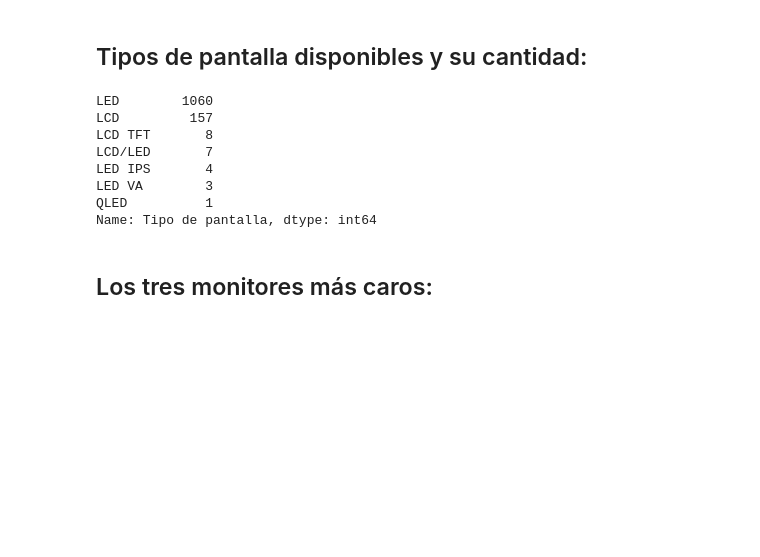
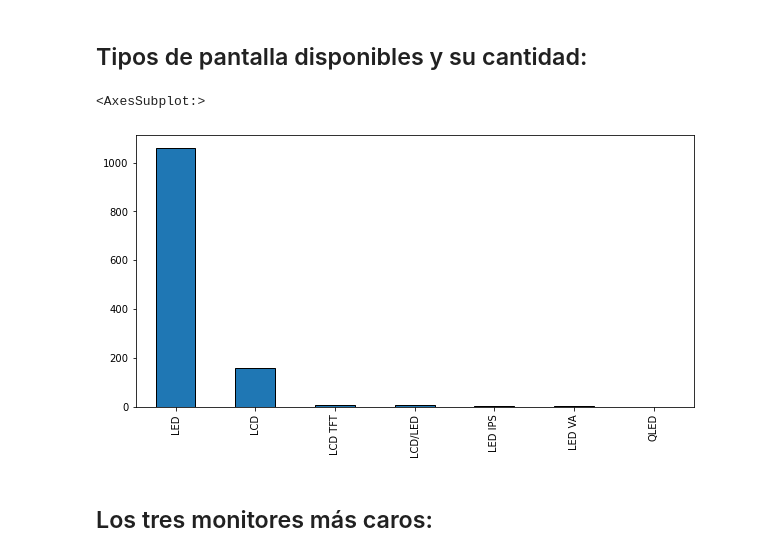
Before and after one commit to cris-andrade-97/MeLiWebScraping, a Jupyter notebook: Analisis del CSV/Análisis del CSV.ipynb, the cells around one changed output. Drawn from its saved outputs; the diff is of its cells as text; code cells hidden in the pictures; blank space fills up the shorter version.

```diff
--- a/Analisis del CSV/Análisis del CSV.ipynb
+++ b/Analisis del CSV/Análisis del CSV.ipynb
@@ -70,16 +70,10 @@ df['Tipo de resolución'].value_counts().plot.bar(figsize=(10,5))
 # %% [markdown]
 ## Tipos de pantalla disponibles y su cantidad:
 # %%
-df['Tipo de pantalla'].value_counts()
+df['Tipo de pantalla'].value_counts().plot.bar(figsize=(10,5),edgecolor='black')
 # %% [output]
-LED        1060
-LCD         157
-LCD TFT       8
-LCD/LED       7
-LED IPS       4
-LED VA        3
-QLED          1
-Name: Tipo de pantalla, dtype: int64
+<AxesSubplot:>
+[figure, added]
 # %% [markdown]
 ## Los tres monitores más caros:
 # %% [markdown]
```
Also changed, not shown: parts of 7 cells of this notebook.
